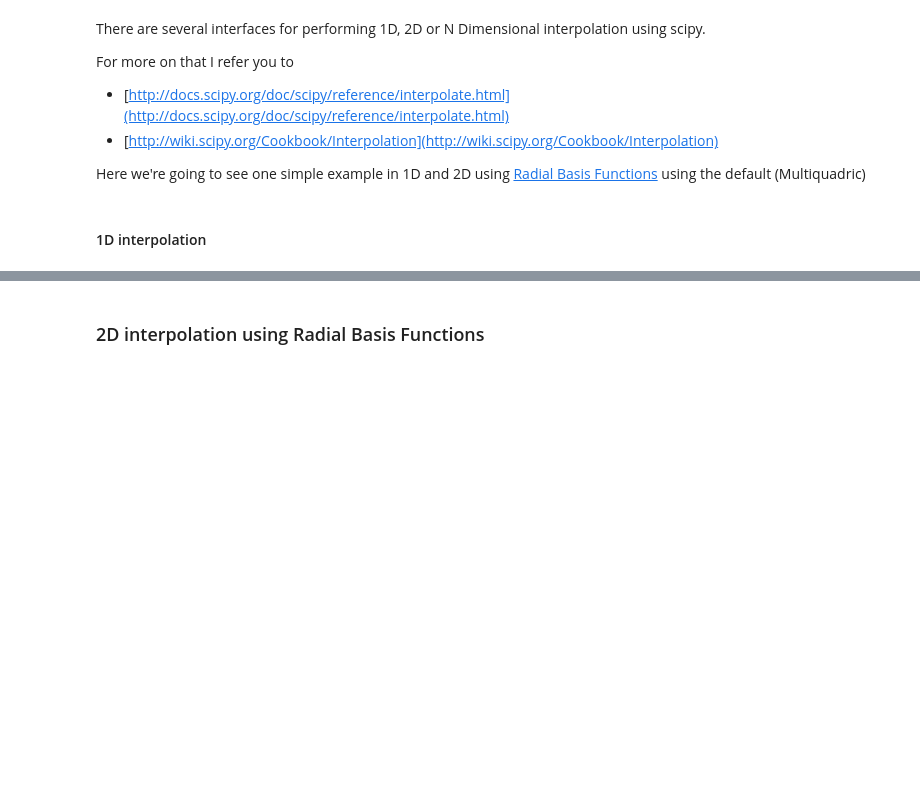
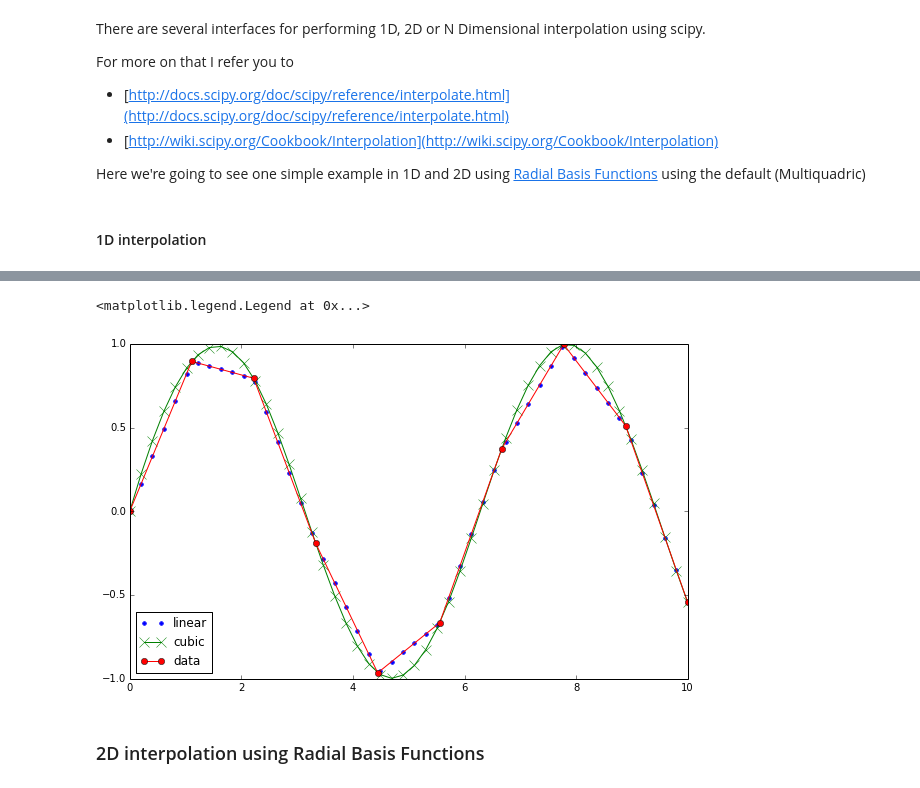
Before and after one commit to nicolasfauchereau/UoA_Workshop_14082014, a Jupyter notebook: Scipy.ipynb, the cells around one changed output, grey strips where cells are left out. Cells and saved outputs as stored; diff of their text form; code cells hidden in the pictures; blank space fills up the shorter version.

```diff
--- a/Scipy.ipynb
+++ b/Scipy.ipynb
@@ -144,11 +177,14 @@ xnew = np.linspace(0, 10, 50)
 ylin = f1(xnew)
 ycub = f2(xnew)
 # %%
-f, ax = plt.subplots(figsize=(12,8))
+f, ax = plt.subplots(figsize=(10,6))
 ax.plot(xnew, ylin, 'b.', ms=8, label='linear')
 ax.plot(xnew, ycub, 'gx-', ms=10, label='cubic')
 ax.plot(x,y,'ro-', label='data')
 ax.legend(loc='lower left')
+# %% [output]
+<matplotlib.legend.Legend at 0x...>
+[figure, added]
 # %% [markdown]
 ### 2D interpolation using Radial Basis Functions
 # %%
```
Also changed, not shown: parts of 57 cells of this notebook, 8 other files.
